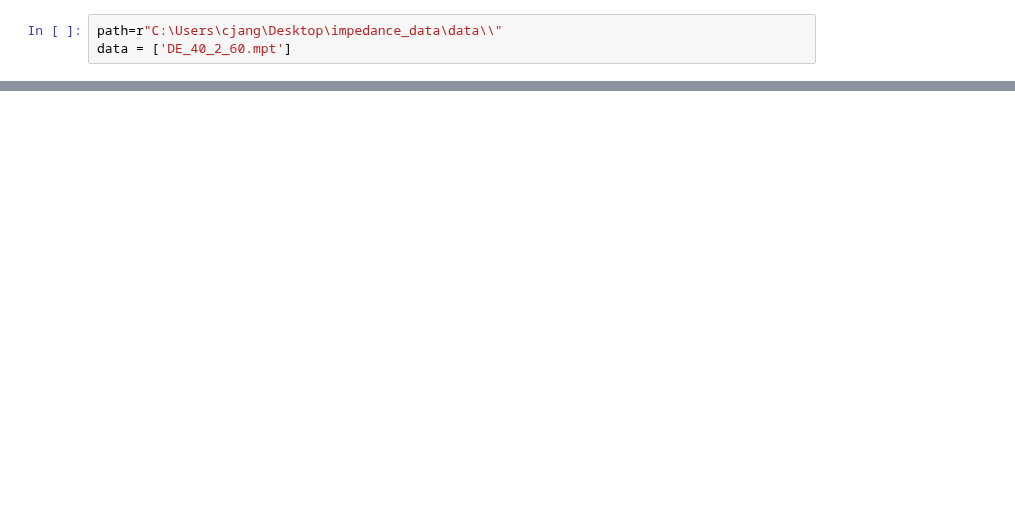
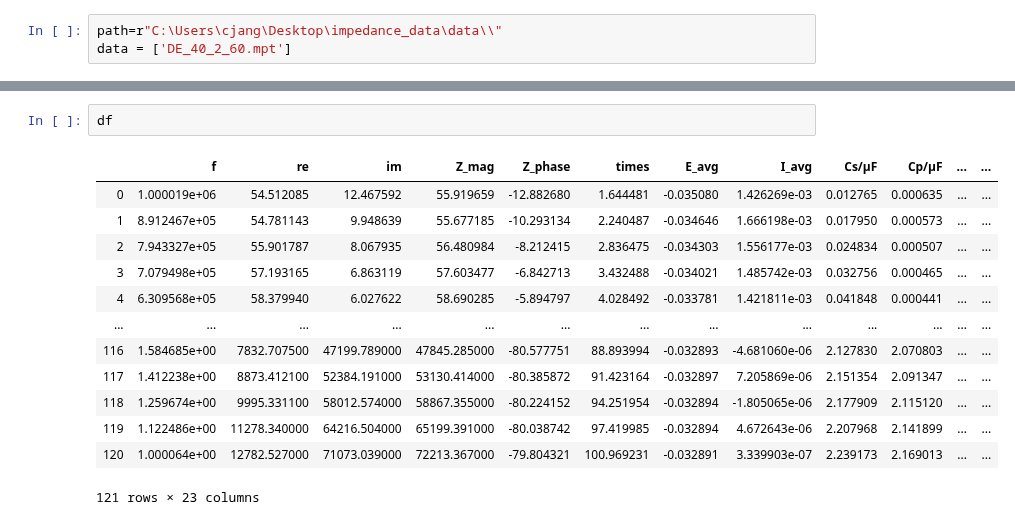
Before and after one commit to WildcatDiscovery/Kyler_Speed_Circuit, a Jupyter notebook: python_notebooks/function_testing.ipynb, the cells around one changed output, grey strips where cells are left out. Drawn from its saved outputs; the diff is of its cells as text; blank space fills up the shorter version.

```diff
--- a/python_notebooks/function_testing.ipynb
+++ b/python_notebooks/function_testing.ipynb
@@ -142,0 +13,16 @@ def extract_solar(path, EIS_name):
+# %%
+df
+# %% [output]
+|  | f | re | im | Z_mag | Z_phase | times | E_avg | I_avg | Cs/µF | Cp/µF | ... | ... |
+| 0 | 1.000019e+06 | 54.512085 | 12.467592 | 55.919659 | -12.882680 | 1.644481 | -0.035080 | 1.426269e-03 | 0.012765 | 0.000635 | ... | ... |
+| 1 | 8.912467e+05 | 54.781143 | 9.948639 | 55.677185 | -10.293134 | 2.240487 | -0.034646 | 1.666198e-03 | 0.017950 | 0.000573 | ... | ... |
+| 2 | 7.943327e+05 | 55.901787 | 8.067935 | 56.480984 | -8.212415 | 2.836475 | -0.034303 | 1.556177e-03 | 0.024834 | 0.000507 | ... | ... |
+| 3 | 7.079498e+05 | 57.193165 | 6.863119 | 57.603477 | -6.842713 | 3.432488 | -0.034021 | 1.485742e-03 | 0.032756 | 0.000465 | ... | ... |
+| 4 | 6.309568e+05 | 58.379940 | 6.027622 | 58.690285 | -5.894797 | 4.028492 | -0.033781 | 1.421811e-03 | 0.041848 | 0.000441 | ... | ... |
+| ... | ... | ... | ... | ... | ... | ... | ... | ... | ... | ... | ... | ... |
+| 116 | 1.584685e+00 | 7832.707500 | 47199.789000 | 47845.285000 | -80.577751 | 88.893994 | -0.032893 | -4.681060e-06 | 2.127830 | 2.070803 | ... | ... |
+| 117 | 1.412238e+00 | 8873.412100 | 52384.191000 | 53130.414000 | -80.385872 | 91.423164 | -0.032897 | 7.205869e-06 | 2.151354 | 2.091347 | ... | ... |
+| 118 | 1.259674e+00 | 9995.331100 | 58012.574000 | 58867.355000 | -80.224152 | 94.251954 | -0.032894 | -1.805065e-06 | 2.177909 | 2.115120 | ... | ... |
+| 119 | 1.122486e+00 | 11278.340000 | 64216.504000 | 65199.391000 | -80.038742 | 97.419985 | -0.032894 | 4.672643e-06 | 2.207968 | 2.141899 | ... | ... |
+| 120 | 1.000064e+00 | 12782.527000 | 71073.039000 | 72213.367000 | -79.804321 | 100.969231 | -0.032891 | 3.339903e-07 | 2.239173 | 2.169013 | ... | ... |
+121 rows × 23 columns
```
Also changed, not shown: parts of 6 cells of this notebook, 1 other file.
